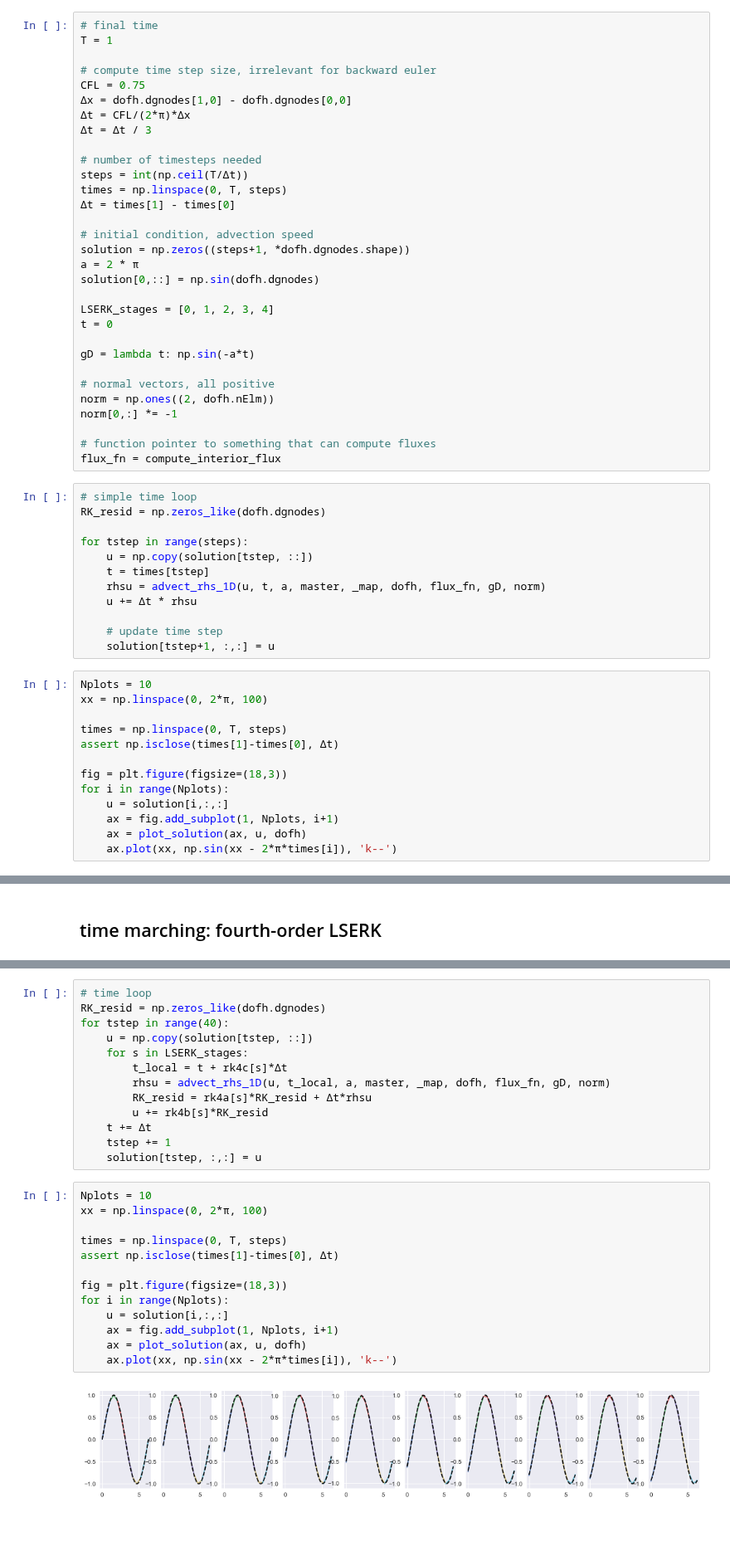
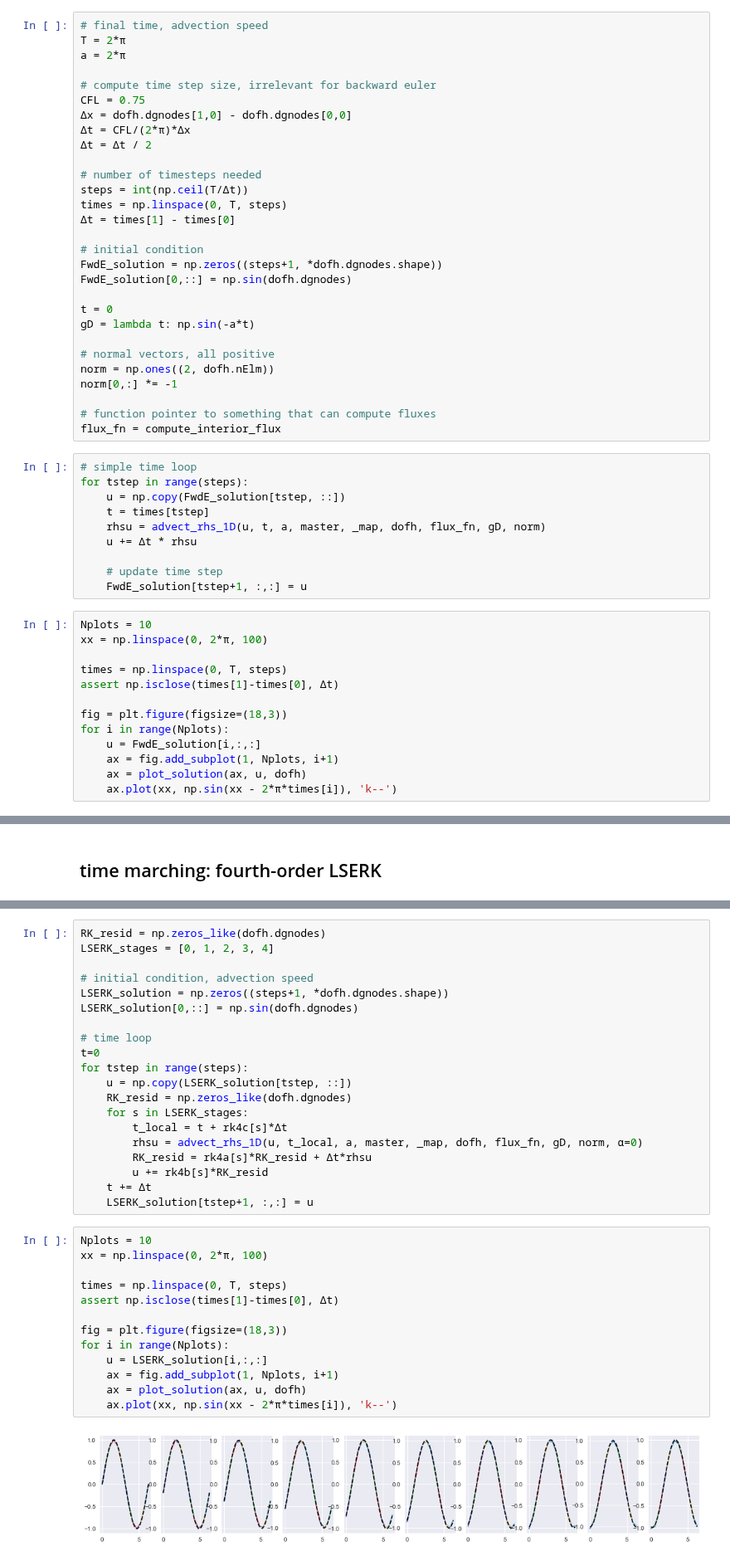
Before and after one commit to CorbinFoucart/FEMexperiment, a Jupyter notebook: codes/tutorial/1D_app_DG_linear_advection.ipynb, the cells around one changed output, grey strips where cells are left out. Shown at 83% size. Cells and saved outputs as stored; diff of their text form; blank space fills up the shorter version.

```diff
--- a/codes/tutorial/1D_app_DG_linear_advection.ipynb
+++ b/codes/tutorial/1D_app_DG_linear_advection.ipynb
@@ -197,28 +191,26 @@ Check that the discrete derivative operator $Dr = M^{-1} S$ is correctly transfo
 # %% [markdown]
 The following setup will need to be done for every run of the advection problem
 # %%
-# final time
-T = 1
+# final time, advection speed
+T = 2*π
+a = 2*π
 
 # compute time step size, irrelevant for backward euler
 CFL = 0.75
 Δx = dofh.dgnodes[1,0] - dofh.dgnodes[0,0]
 Δt = CFL/(2*π)*Δx
-Δt = Δt / 3
+Δt = Δt / 2
 
 # number of timesteps needed
 steps = int(np.ceil(T/Δt))
 times = np.linspace(0, T, steps)
 Δt = times[1] - times[0]
 
-# initial condition, advection speed
-solution = np.zeros((steps+1, *dofh.dgnodes.shape))
-a = 2 * π
-solution[0,::] = np.sin(dofh.dgnodes)
+# initial condition
+FwdE_solution = np.zeros((steps+1, *dofh.dgnodes.shape))
+FwdE_solution[0,::] = np.sin(dofh.dgnodes)
 
-LSERK_stages = [0, 1, 2, 3, 4]
 t = 0
-
 gD = lambda t: np.sin(-a*t)
 
 # normal vectors, all positive
@@ -229,16 +221,14 @@ norm[0,:] *= -1
 flux_fn = compute_interior_flux
 # %%
 # simple time loop
-RK_resid = np.zeros_like(dofh.dgnodes)
-
 for tstep in range(steps):
-    u = np.copy(solution[tstep, ::])
+    u = np.copy(FwdE_solution[tstep, ::])
     t = times[tstep]
     rhsu = advect_rhs_1D(u, t, a, master, _map, dofh, flux_fn, gD, norm)
     u += Δt * rhsu
 
     # update time step
-    solution[tstep+1, :,:] = u
+    FwdE_solution[tstep+1, :,:] = u
 # %%
 Nplots = 10
 xx = np.linspace(0, 2*π, 100)
@@ -248,7 +238,7 @@ assert np.isclose(times[1]-times[0], Δt)
 
 fig = plt.figure(figsize=(18,3))
 for i in range(Nplots):
-    u = solution[i,:,:]
+    u = FwdE_solution[i,:,:]
     ax = fig.add_subplot(1, Nplots, i+1)
     ax = plot_solution(ax, u, dofh)
     ax.plot(xx, np.sin(xx - 2*π*times[i]), 'k--')
@@ -306,30 +300,37 @@ rk4c = np.array([
          2006345519317.0/3224310063776.0,
          2802321613138.0/2924317926251.0])
 # %%
+RK_resid = np.zeros_like(dofh.dgnodes)
+LSERK_stages = [0, 1, 2, 3, 4]
+
+# initial condition, advection speed
+LSERK_solution = np.zeros((steps+1, *dofh.dgnodes.shape))
+LSERK_solution[0,::] = np.sin(dofh.dgnodes)
+
 # time loop
-RK_resid = np.zeros_like(dofh.dgnodes)
-for tstep in range(40):
-    u = np.copy(solution[tstep, ::])
+t=0
+for tstep in range(steps):
+    u = np.copy(LSERK_solution[tstep, ::])
+    RK_resid = np.zeros_like(dofh.dgnodes)
     for s in LSERK_stages:
         t_local = t + rk4c[s]*Δt
-        rhsu = advect_rhs_1D(u, t_local, a, master, _map, dofh, flux_fn, gD, norm)
+        rhsu = advect_rhs_1D(u, t_local, a, master, _map, dofh, flux_fn, gD, norm, α=0)
         RK_resid = rk4a[s]*RK_resid + Δt*rhsu
         u += rk4b[s]*RK_resid
     t += Δt
-    tstep += 1
-    solution[tstep, :,:] = u
+    LSERK_solution[tstep+1, :,:] = u
 # %%
 Nplots = 10
 xx = np.linspace(0, 2*π, 100)
 
 times = np.linspace(0, T, steps)
 assert np.isclose(times[1]-times[0], Δt)
 
 fig = plt.figure(figsize=(18,3))
 for i in range(Nplots):
-    u = solution[i,:,:]
+    u = LSERK_solution[i,:,:]
     ax = fig.add_subplot(1, Nplots, i+1)
     ax = plot_solution(ax, u, dofh)
     ax.plot(xx, np.sin(xx - 2*π*times[i]), 'k--')
 # %% [output]
-[figure, old version]
+[figure, new version]
```
Also changed, not shown: parts of 12 cells of this notebook.
